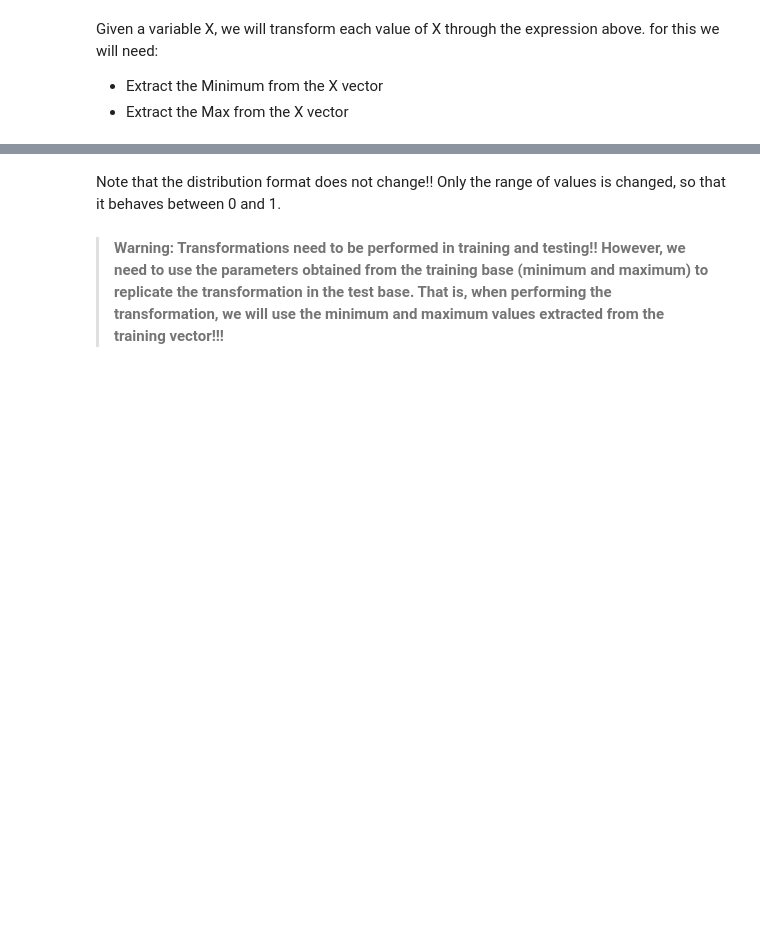
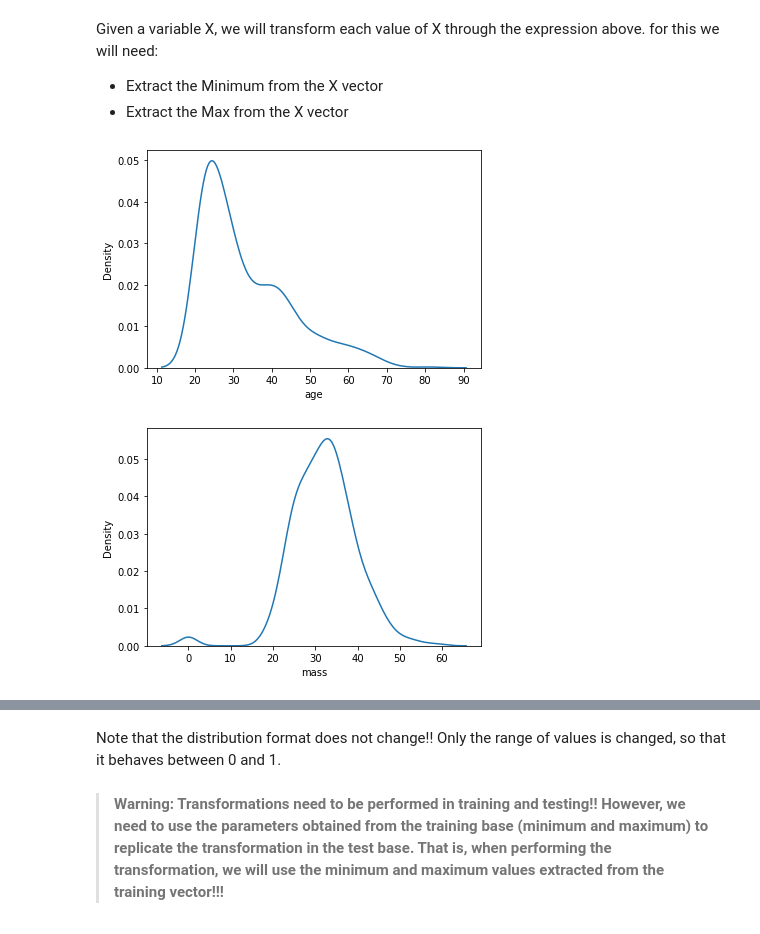
Before and after one commit to brondevitor/Python_Jorney, a Jupyter notebook: Data Preparation/Data preparation II.ipynb, the cells around one changed output, grey strips where cells are left out. Drawn from its saved outputs; the diff is of its cells as text; code cells hidden in the pictures; blank space fills up the shorter version.

```diff
--- a/Data Preparation/Data preparation II.ipynb
+++ b/Data Preparation/Data preparation II.ipynb
@@ -47,3 +51,21 @@ ModuleNotFoundError: No module named 'feature_engine'
+# %%
+# dados
+df_diabetes = pd.read_csv('diabetes.csv')
+df_titanic = pd.read_csv('titanic_reduced.csv')
+# %%
+# Let´s define our variables
+X_diabetes = df_diabetes.drop('class' , axis = 1)
+X_titanic = df_titanic.drop('Survived' , axis= 1)
+Y_diabetes = df_diabetes['class']
+Y_titanic = df_titanic['Survived']
+# %%
+# Creating the train and tests datasets
+X_train_diabetes, X_test_diabetes, y_train_diabetes, y_test_diabetes = train_test_split(X_diabetes, Y_diabetes,
+                                                                                       train_size=0.85,
+                                                                                       random_state=123)
+X_train_titanic , X_test_titanic, y_train_titanic , y_text_titanic = train_test_split(X_titanic , Y_titanic,
+                                                                                    train_size=0.85,
+                                                                                    random_state=123)
 # %% [markdown]
 # Data Preparation
 # %% [markdown]
@@ -66,3 +88,16 @@ Given a variable X, we will transform each value of X through the expression abo
 for this we will need:
 - Extract the Minimum from the X vector
 - Extract the Max from the X vector
+# %%
+x_age_train = X_train_diabetes[['age']]
+x_mass_train = X_train_diabetes[['mass']]
+# %%
+# analysing the distribution
+
+sns.kdeplot(x_age_train['age'])
+plt.show()
+sns.kdeplot(x_mass_train['mass'])
+plt.show()
+# %% [output]
+[figure, added]
+[figure, added]
```
Also changed, not shown: parts of 18 cells of this notebook.
